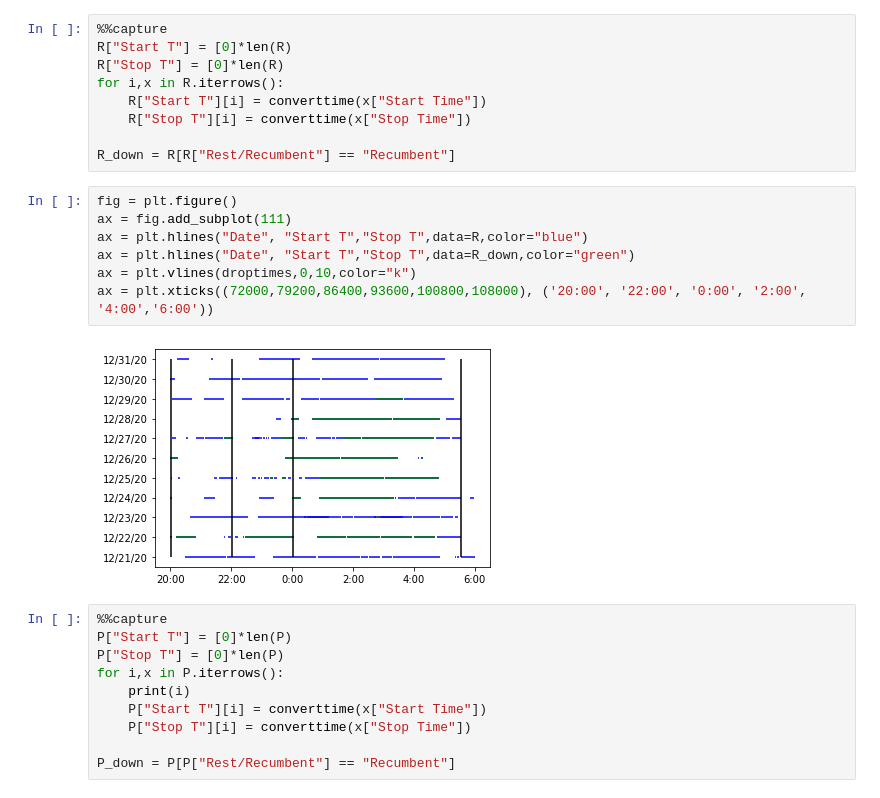
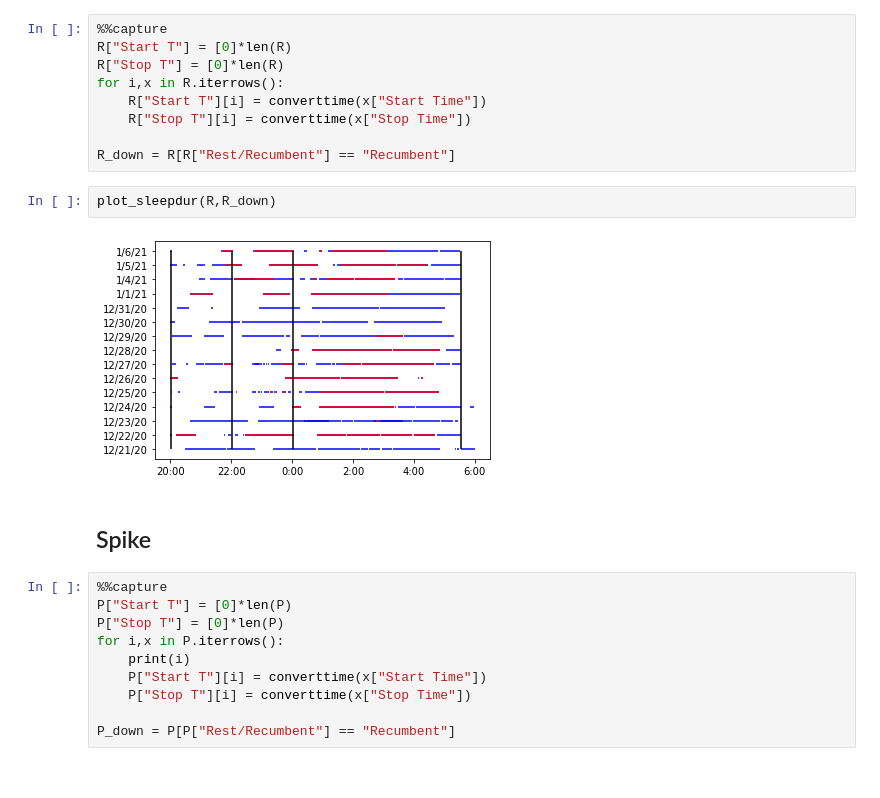
Before and after one commit to tkswanson/NZP_Elephant, a Jupyter notebook: Sleep/Sleep Analysis.ipynb, the cells around one changed output. Cells and saved outputs as stored; diff of their text form.

```diff
--- a/Sleep/Sleep Analysis.ipynb
+++ b/Sleep/Sleep Analysis.ipynb
@@ -48,15 +68,12 @@ for i,x in R.iterrows():
     R["Stop T"][i] = converttime(x["Stop Time"])
 
 R_down = R[R["Rest/Recumbent"] == "Recumbent"]
-# %%
-fig = plt.figure()
-ax = fig.add_subplot(111)
-ax = plt.hlines("Date", "Start T","Stop T",data=R,color="blue")
-ax = plt.hlines("Date", "Start T","Stop T",data=R_down,color="green")
-ax = plt.vlines(droptimes,0,10,color="k")
-ax = plt.xticks((72000,79200,86400,93600,100800,108000), ('20:00', '22:00', '0:00', '2:00', '4:00','6:00'))
-# %% [output]
-[figure, removed]
+# %%
+plot_sleepdur(R,R_down)
+# %% [output]
+[figure, added]
+# %% [markdown]
+## Spike
 # %%
 %%capture
 P["Start T"] = [0]*len(P)
```
Also changed, not shown: parts of 13 cells of this notebook, 10 other files.
